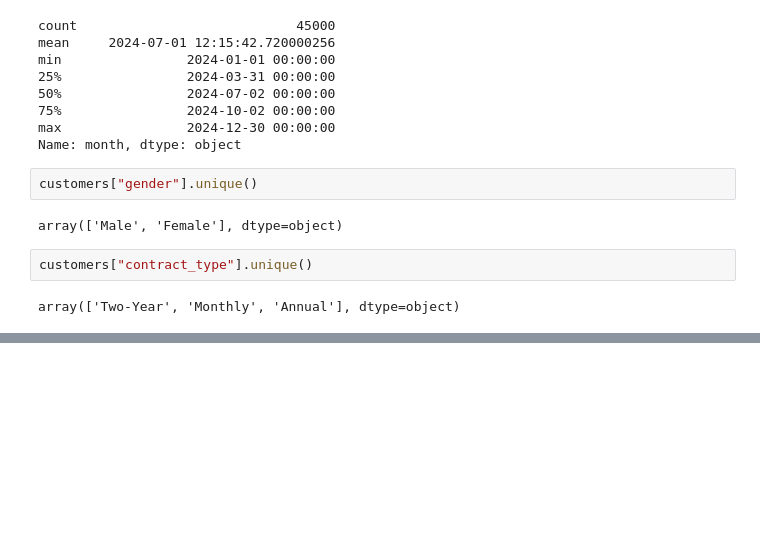
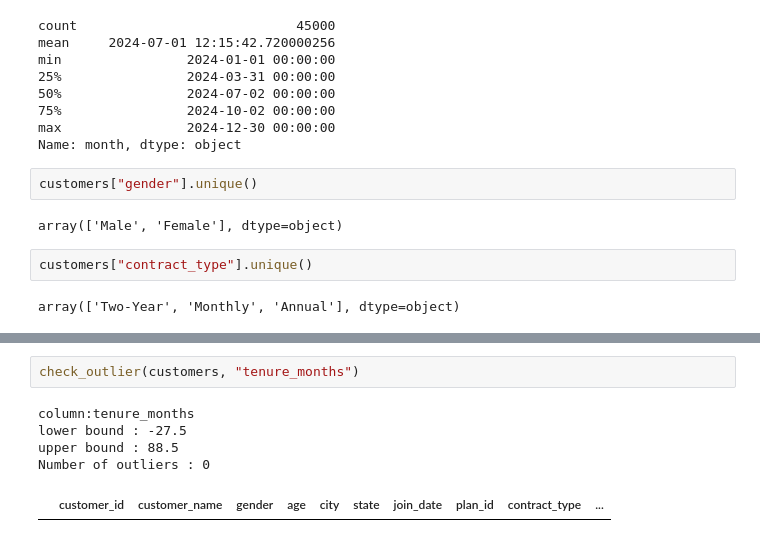
Before and after one commit to varunmathur138-cmd/Customer-Churn-Analysis, a Jupyter notebook: notebooks/03_Data_Cleaning.ipynb, the cells around one changed output, grey strips where cells are left out. Saved outputs shown, nothing was run; the diff lists cells and outputs as text; blank space fills up the shorter version.

```diff
--- a/notebooks/03_Data_Cleaning.ipynb
+++ b/notebooks/03_Data_Cleaning.ipynb
@@ -540,0 +564,8 @@ array(['Two-Year', 'Monthly', 'Annual'], dtype=object)
+# %%
+check_outlier(customers, "tenure_months")
+# %% [output]
+column:tenure_months
+lower bound : -27.5
+upper bound : 88.5
+Number of outliers : 0
+|  | customer_id | customer_name | gender | age | city | state | join_date | plan_id | contract_type | ... |
```
Also changed, not shown: parts of 10 cells of this notebook.
